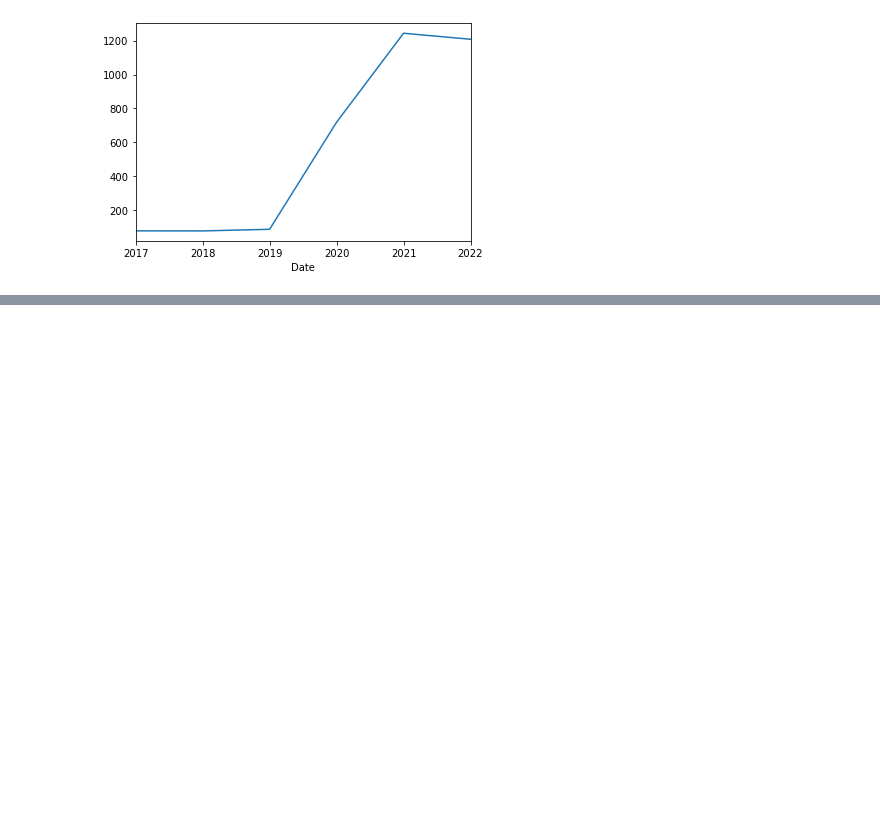
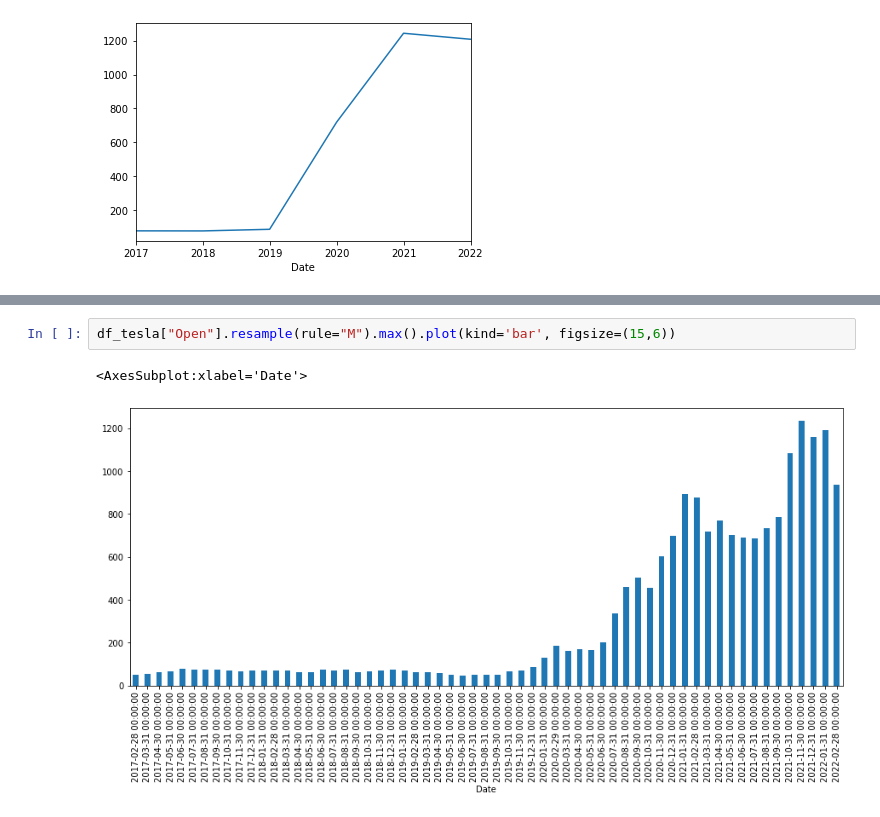
Before and after one commit to Asif26/EDA-With-Time-series-Data, a Jupyter notebook: Exploratory Data Analysis And Stock Analysis With Time series Data.ipynb, the cells around one changed output, grey strips where cells are left out. Saved outputs shown, nothing was run; the diff lists cells and outputs as text; blank space fills up the shorter version.

```diff
--- a/Exploratory Data Analysis And Stock Analysis With Time series Data.ipynb
+++ b/Exploratory Data Analysis And Stock Analysis With Time series Data.ipynb
@@ -284,0 +280,5 @@ df_tesla["Open"].resample(rule="M").max().plot(kind='bar', fig)
+# %%
+df_tesla["Open"].resample(rule="M").max().plot(kind='bar', figsize=(15,6))
+# %% [output]
+<AxesSubplot:xlabel='Date'>
+[figure, added]
```
Also changed, not shown: parts of 11 cells of this notebook.
